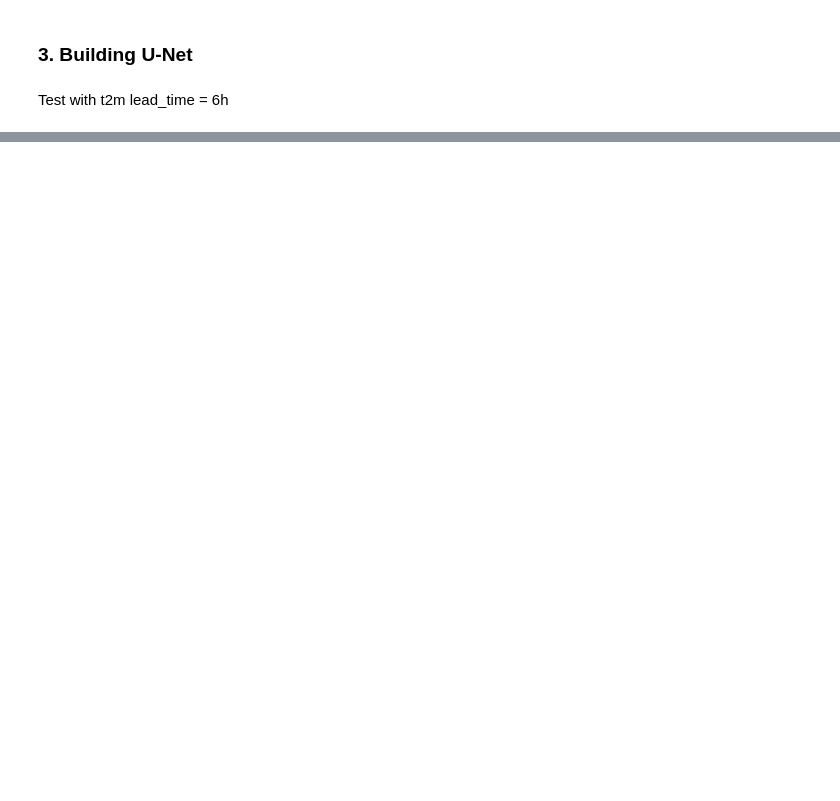
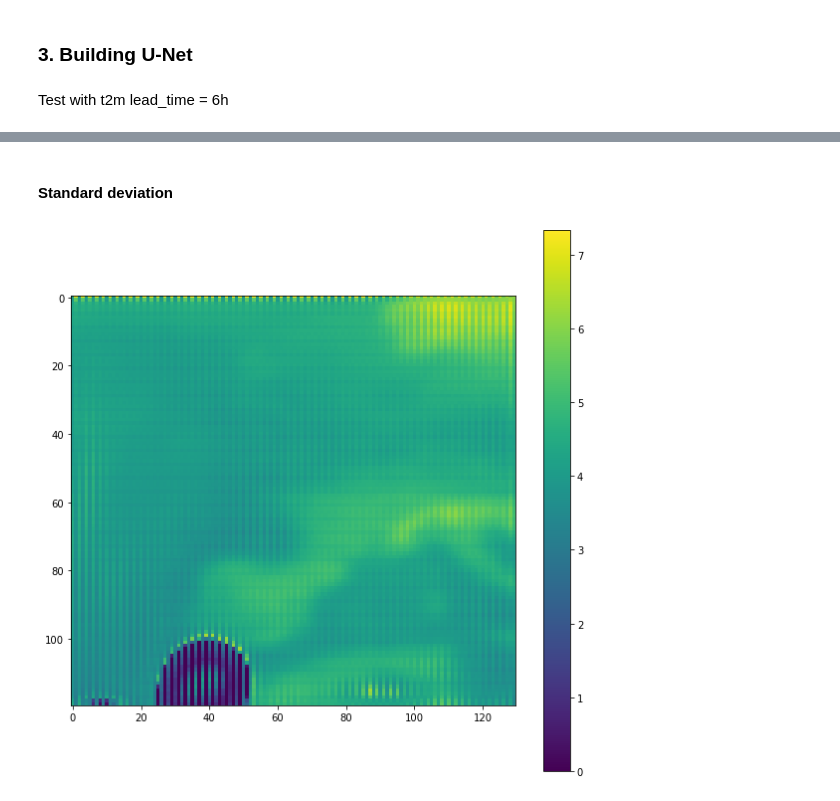
Before and after one commit to cleveryangcong/Bachelor_Thesis, a Jupyter notebook: notebooks/exploratory/2.7.0-dc-U_net.ipynb, the cells around one changed output, grey strips where cells are left out. Saved outputs shown, nothing was run; the diff lists cells and outputs as text; code cells hidden in the pictures; blank space fills up the shorter version.

```diff
--- a/notebooks/exploratory/2.7.0-dc-U_net.ipynb
+++ b/notebooks/exploratory/2.7.0-dc-U_net.ipynb
@@ -178,0 +304,8 @@ Number of epochs:  1
+# %% [markdown]
+#### Standard deviation
+# %%
+plt.figure(figsize=(10, 10))
+plt.imshow(test_preds_unpad[0, :, :, 1])
+cbar = plt.colorbar()
+# %% [output]
+[figure, added]
```
Also changed, not shown: parts of 25 cells of this notebook, 1 other file.
